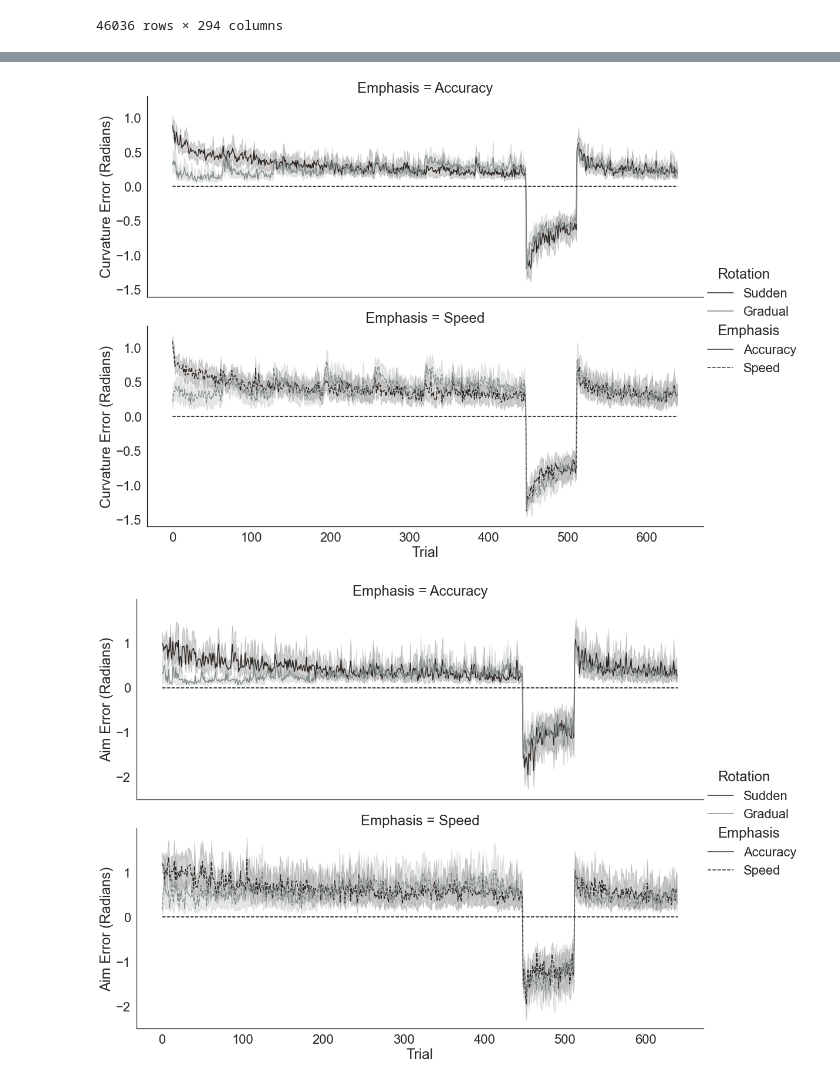
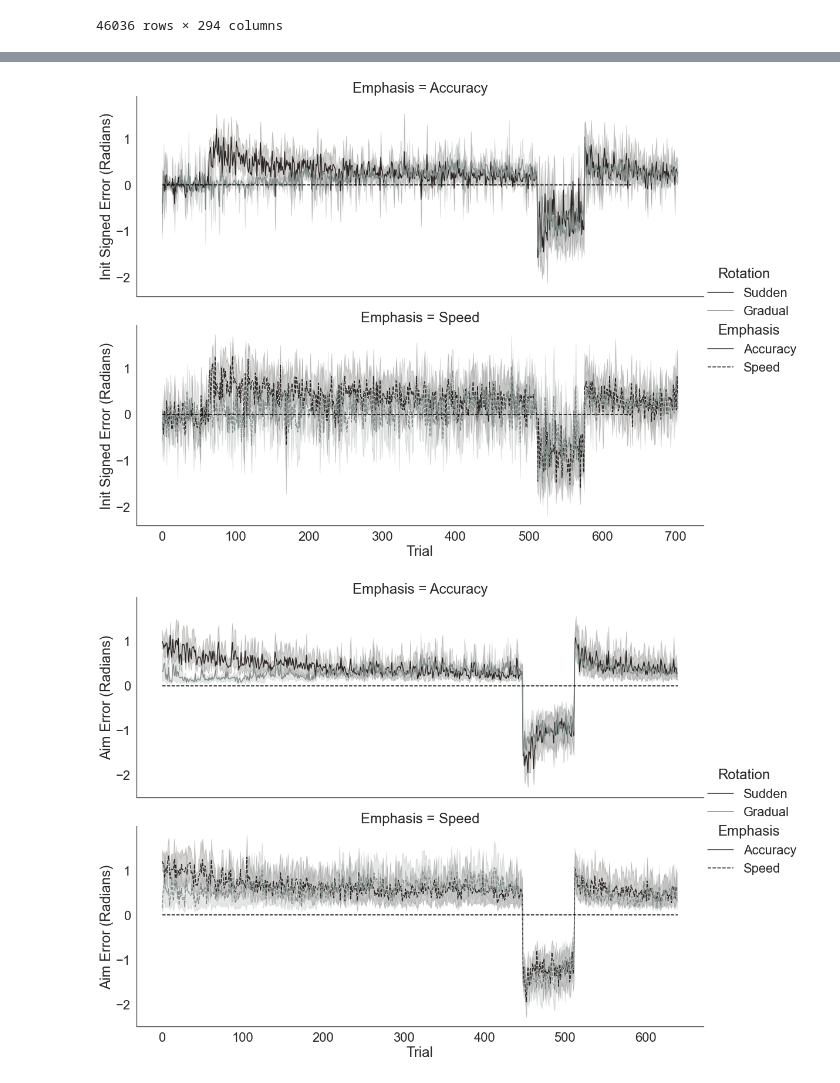
Before and after one commit to tejas-savalia/vma_behavioral, a Jupyter notebook: All experiments/feedback_aiming_unlearning/analyses.ipynb, the cells around one changed output, grey strips where cells are left out. Drawn from its saved outputs; the diff is of its cells as text; code cells hidden in the pictures.

Commit message:
updating exp 3 for init signed errors

```diff
--- a/All experiments/feedback_aiming_unlearning/analyses.ipynb
+++ b/All experiments/feedback_aiming_unlearning/analyses.ipynb
@@ -141,2 +147,2 @@ df_relearn['phase'] = 'Relearning'
 # %%
-df_allphases = pd.concat([df_baseline, df_learn, df_unlearn, df_relearn]).drop(['cursor trajectory'], axis = 1)
+df_allphases = pd.concat([df_baseline, df_learn, df_unlearn, df_relearn]).reset_index().drop(['cursor trajectory', 'index'], axis = 1)
@@ -151,22 +173,22 @@ df_allphases.to_csv('df_allphases.csv', index = False)
 # %%
 sns.set_context('talk')
 sns.set(font_scale = 2)
 sns.set_style('white')
 colors = [ '#292421', '#808A87']
 sns.set_palette(sns.color_palette(colors))
 
-g = sns.relplot(x = 'trial no', y = 'avg errors', hue = 'Rotation', row = 'Emphasis', style='Emphasis',
+g = sns.relplot(x = 'trial no', y = 'init signed errors', hue = 'Rotation', row = 'Emphasis', style='Emphasis',
                  style_order=['Accuracy', 'Speed'], hue_order=['Sudden', 'Gradual'],
             data = df_allphases, height = 6, aspect = 2.5, kind = 'line')
-g.set_axis_labels('Trial', 'Curvature Error (Radians)')
+g.set_axis_labels('Trial', 'Init Signed Error (Radians)')
 
 # draw lines:
 for ax in g.axes.ravel():
 #     ax.vlines(x = 64, ymax=1.2, ymin = -0.1, color = 'black', linestyles = '--')
 #     ax.vlines(x = 704, ymax=1.2, ymin = -0.1, color = 'black', linestyles = '--')
     ax.hlines(y=0, xmin = 0, xmax = 640, color = 'black', linestyles = '--')
 # %% [output]
-[figure, old version]
+[figure, new version]
 # %%
 sns.set_context('talk')
 sns.set(font_scale = 2)
```
Also changed, not shown: parts of 13 cells of this notebook, 8 other files.
